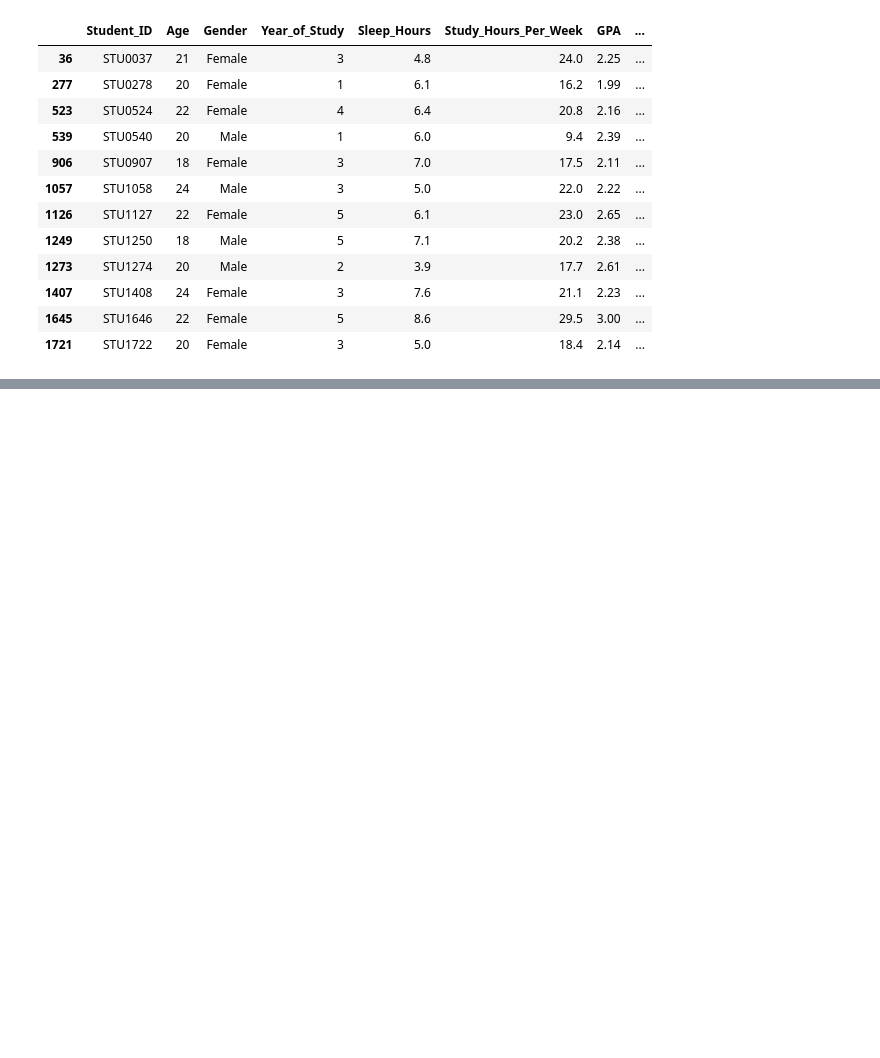
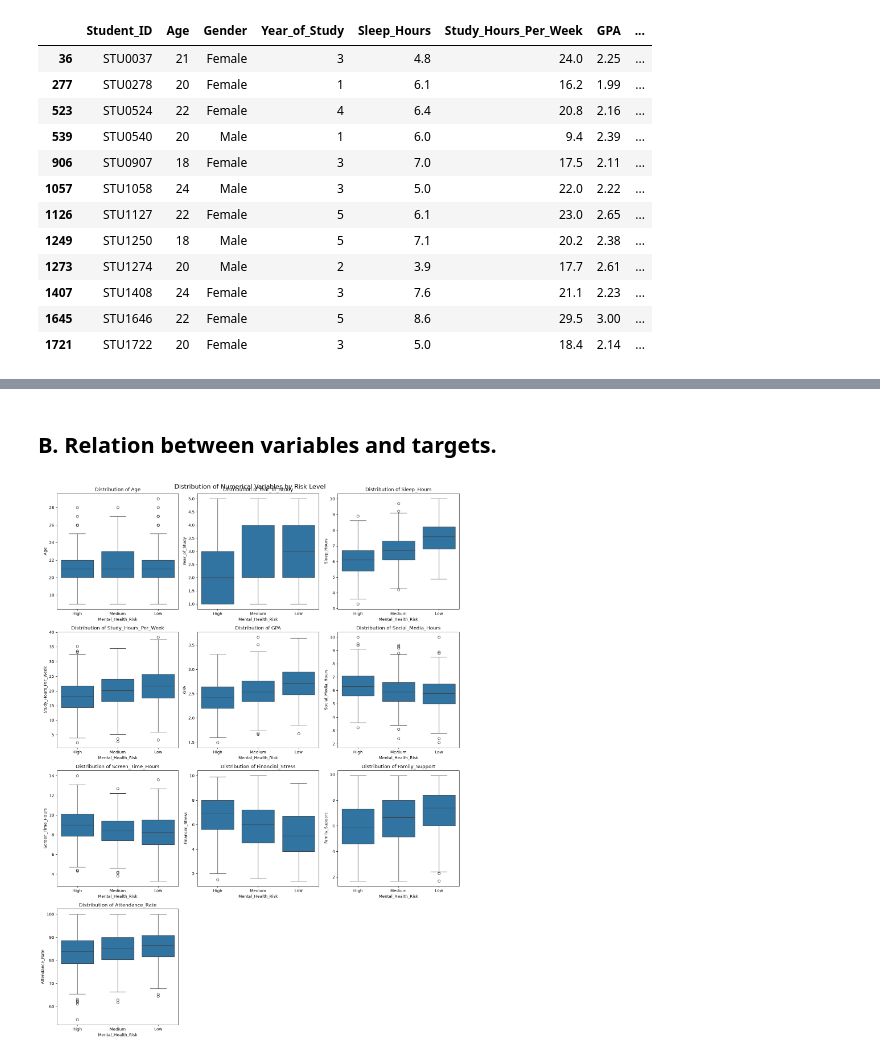
Before and after one commit to 4db444/Mental-health, a Jupyter notebook: notebooks/01_EDA.ipynb, the cells around one changed output, grey strips where cells are left out. Drawn from its saved outputs; the diff is of its cells as text; code cells hidden in the pictures; blank space fills up the shorter version.

```diff
--- a/notebooks/01_EDA.ipynb
+++ b/notebooks/01_EDA.ipynb
@@ -227,0 +344,8 @@ Lower bound 65.75
+# %% [markdown]
+## B. Relation between variables and targets.
+# %%
+from src import full_boxplot_state
+
+full_boxplot_state(df, "Mental_Health_Risk")
+# %% [output]
+[figure, added]
```
Also changed, not shown: parts of 12 cells of this notebook, 58 other files.
